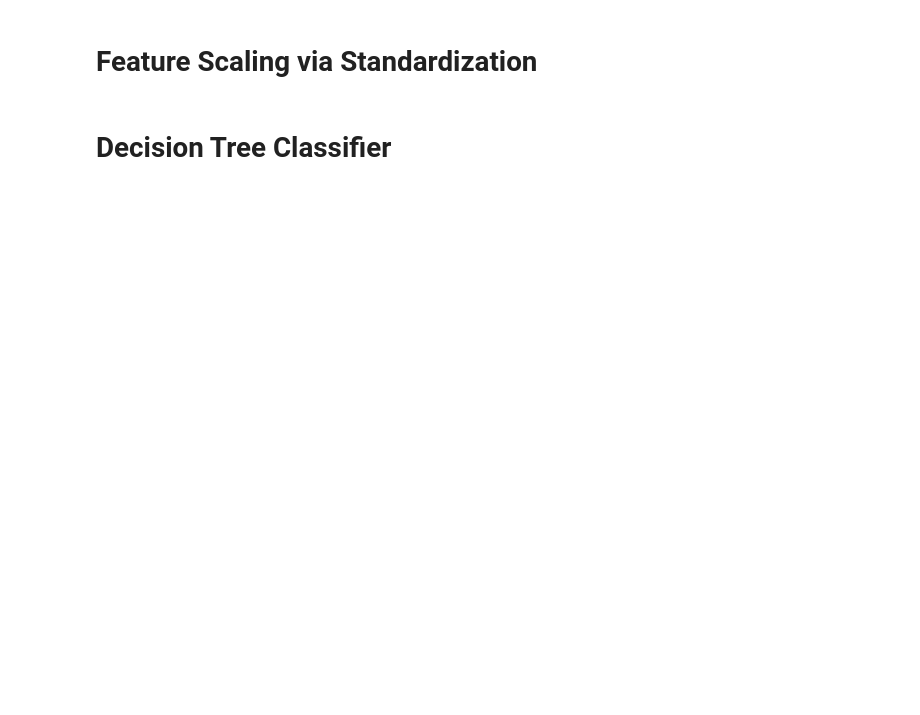
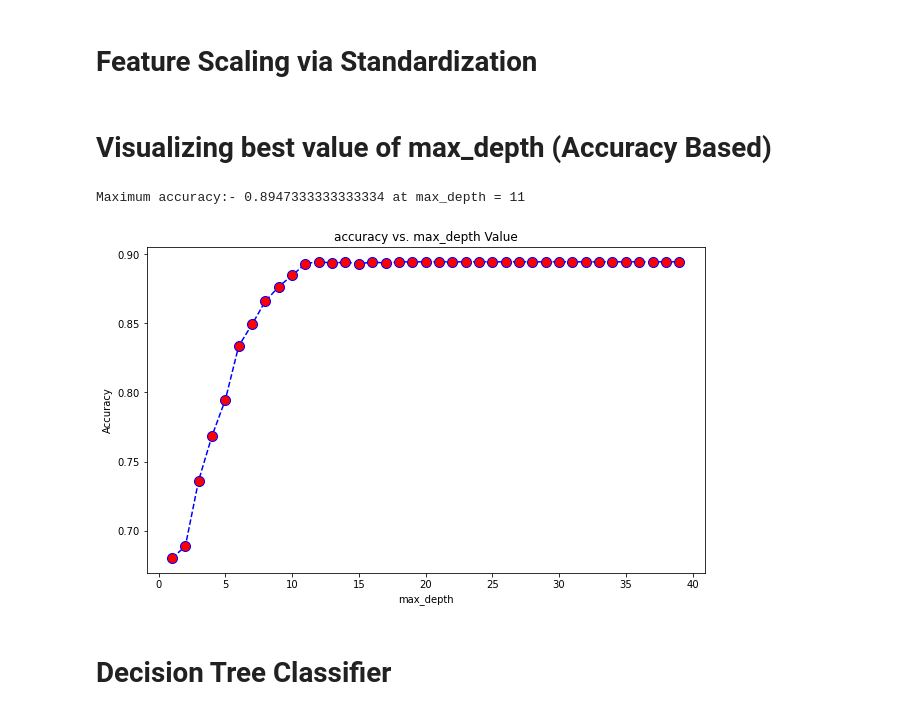
Before and after one commit to OmarSalah16/Smart-Grid-Stability-using-Multiple-Classifiers, a Jupyter notebook: Decision Tree Classifier.ipynb, the cells around one changed output. Saved outputs shown, nothing was run; the diff lists cells and outputs as text; code cells hidden in the pictures; blank space fills up the shorter version.

```diff
--- a/Decision Tree Classifier.ipynb
+++ b/Decision Tree Classifier.ipynb
@@ -49,6 +56,24 @@ X_train, X_test, y_train, y_test = train_test_split(X, y, shuffle =True, test_si
 sc = StandardScaler()
 X_train = sc.fit_transform(X_train)
 X_test = sc.transform(X_test)
+# %% [markdown]
+# Visualizing best value of max_depth (Accuracy Based)
+# %%
+acc=[]
+for i in range(1,40):
+    clf = DecisionTreeClassifier(random_state = 42, max_depth = i).fit(X_train,y_train)
+    y_pred = clf.predict(X_test)
+    acc.append(metrics.accuracy_score(y_test, y_pred))
+
+plt.figure(figsize=(10,6))
+plt.plot(range(1,40), acc, color = 'blue',linestyle='dashed', marker='o',markerfacecolor='red', markersize=10)
+plt.title('accuracy vs. max_depth Value')
+plt.xlabel('max_depth')
+plt.ylabel('Accuracy')
+print("Maximum accuracy:-",max(acc),"at max_depth =", acc.index(max(acc)))
+# %% [output]
+Maximum accuracy:- 0.8947333333333334 at max_depth = 11
+[figure, added]
 # %% [markdown]
 # Decision Tree Classifier
 # %%
```
Also changed, not shown: parts of 8 cells of this notebook, 4 other files.
